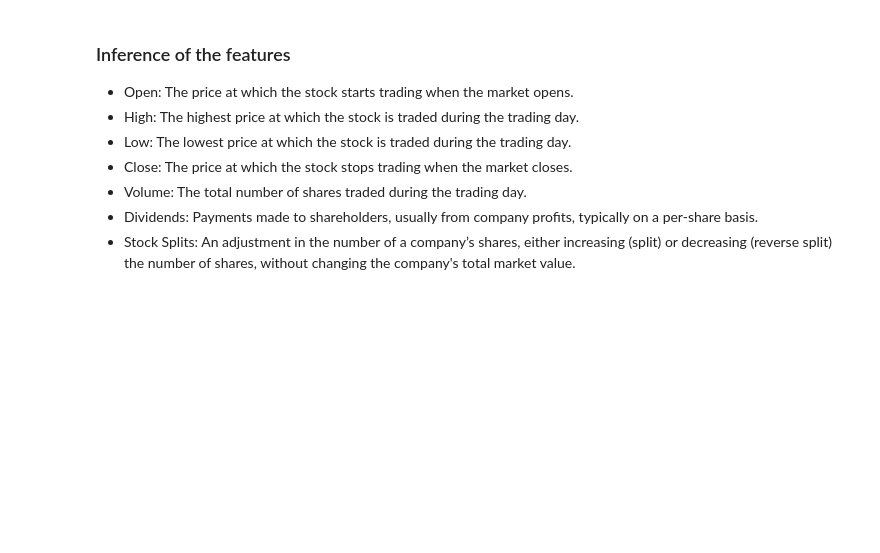
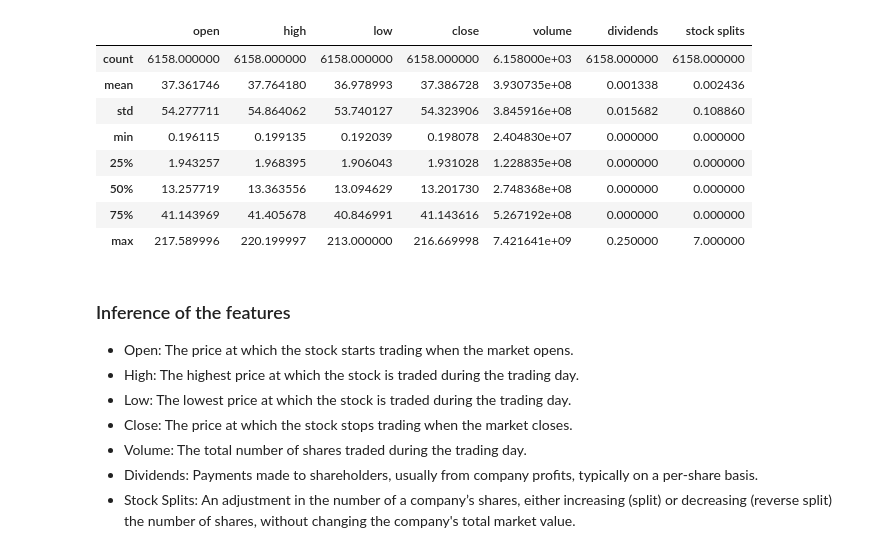
Before and after one commit to Asifdotexe/StoDir, a Jupyter notebook: code/stock-price-prediction.ipynb, the cells around one changed output. Saved outputs shown, nothing was run; the diff lists cells and outputs as text; code cells hidden in the pictures; blank space fills up the shorter version.

```diff
--- a/code/stock-price-prediction.ipynb
+++ b/code/stock-price-prediction.ipynb
@@ -28,3 +29,15 @@ df.head()
+# %%
+df.describe()
+# %% [output]
+|  | open | high | low | close | volume | dividends | stock splits |
+| count | 6158.000000 | 6158.000000 | 6158.000000 | 6158.000000 | 6.158000e+03 | 6158.000000 | 6158.000000 |
+| mean | 37.361746 | 37.764180 | 36.978993 | 37.386728 | 3.930735e+08 | 0.001338 | 0.002436 |
+| std | 54.277711 | 54.864062 | 53.740127 | 54.323906 | 3.845916e+08 | 0.015682 | 0.108860 |
+| min | 0.196115 | 0.199135 | 0.192039 | 0.198078 | 2.404830e+07 | 0.000000 | 0.000000 |
+| 25% | 1.943257 | 1.968395 | 1.906043 | 1.931028 | 1.228835e+08 | 0.000000 | 0.000000 |
+| 50% | 13.257719 | 13.363556 | 13.094629 | 13.201730 | 2.748368e+08 | 0.000000 | 0.000000 |
+| 75% | 41.143969 | 41.405678 | 40.846991 | 41.143616 | 5.267192e+08 | 0.000000 | 0.000000 |
+| max | 217.589996 | 220.199997 | 213.000000 | 216.669998 | 7.421641e+09 | 0.250000 | 7.000000 |
 # %% [markdown]
 ### Inference of the features
 - Open: The price at which the stock starts trading when the market opens.
```
Also changed, not shown: parts of 9 cells of this notebook.
